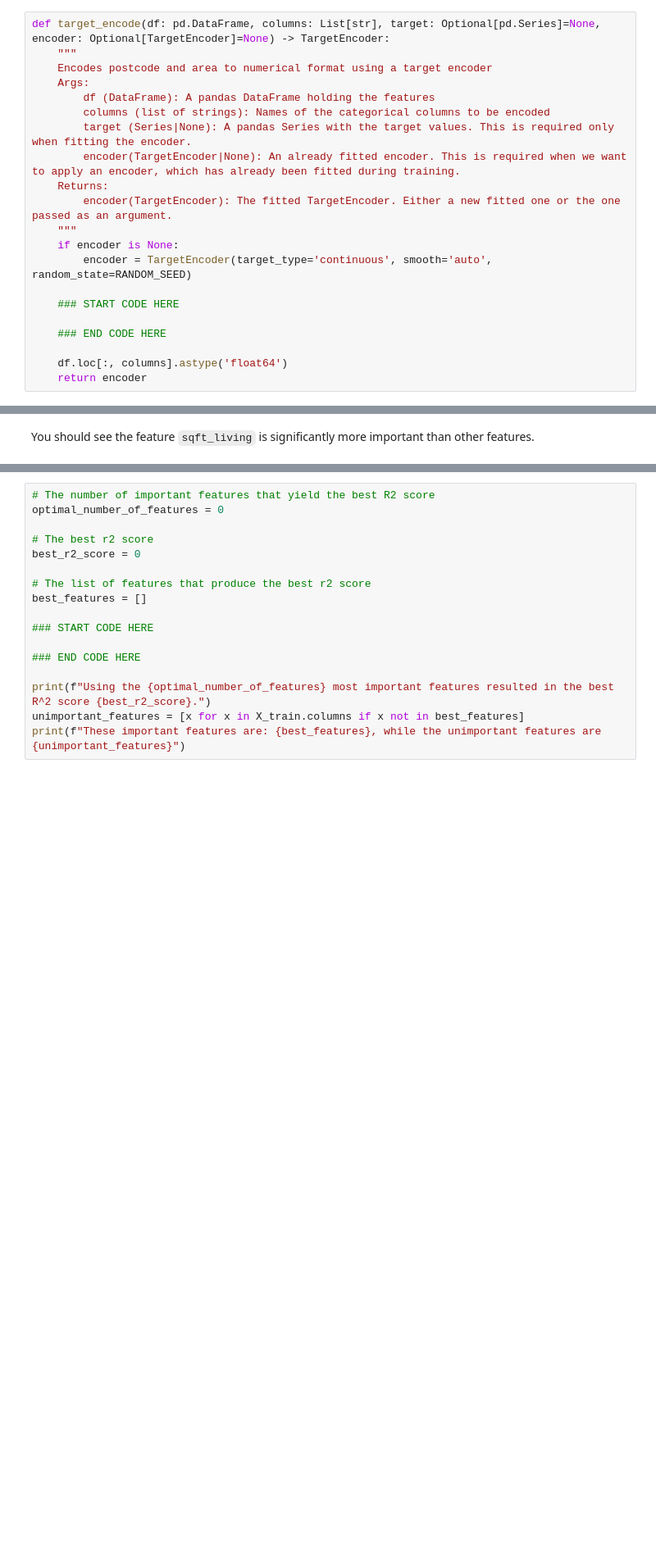
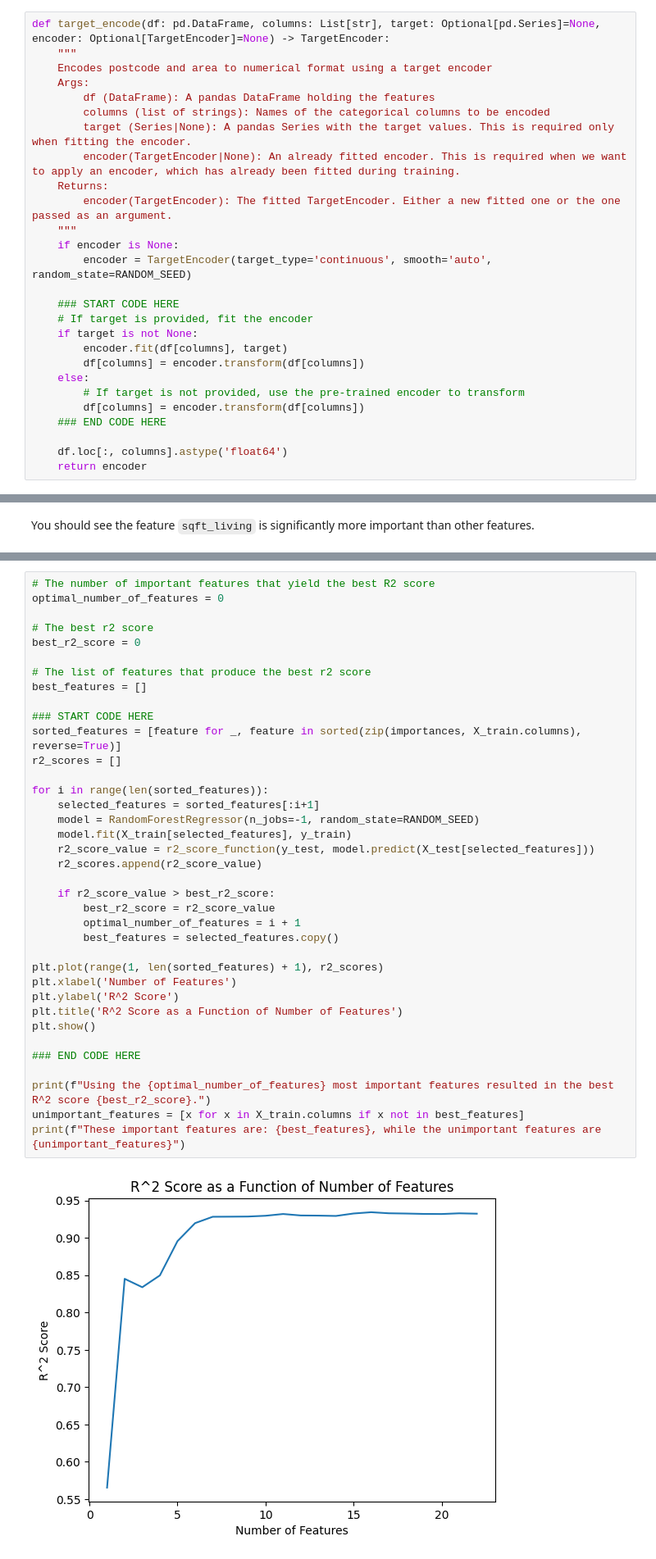
Before and after one commit to ZiHAO-LI-cmd/DATA11008--MLSys, a Jupyter notebook: week2_tutorials_assignments/week2_assignments/week2_assignment.ipynb, the cells around one changed output, grey strips where cells are left out. Shown at 82% size. Saved outputs shown, nothing was run; the diff lists cells and outputs as text; blank space fills up the shorter version.

```diff
--- a/week2_tutorials_assignments/week2_assignments/week2_assignment.ipynb
+++ b/week2_tutorials_assignments/week2_assignments/week2_assignment.ipynb
@@ -991,7 +1162,13 @@ def target_encode(df: pd.DataFrame, columns: List[str], target: Optional[pd.Seri
         encoder = TargetEncoder(target_type='continuous', smooth='auto', random_state=RANDOM_SEED)
 
     ### START CODE HERE
-
+    # If target is provided, fit the encoder
+    if target is not None:
+        encoder.fit(df[columns], target)
+        df[columns] = encoder.transform(df[columns])
+    else:
+        # If target is not provided, use the pre-trained encoder to transform
+        df[columns] = encoder.transform(df[columns])
     ### END CODE HERE
 
     df.loc[:, columns].astype('float64')
@@ -1164,17 +1390,39 @@ Hint: You might find [numpy.argsort](https://numpy.org/doc/1.23/reference/genera
 # %%
 # The number of important features that yield the best R2 score
 optimal_number_of_features = 0
 
 # The best r2 score
 best_r2_score = 0
 
 # The list of features that produce the best r2 score
 best_features = []
 
 ### START CODE HERE
+sorted_features = [feature for _, feature in sorted(zip(importances, X_train.columns), reverse=True)]
+r2_scores = []
+
+for i in range(len(sorted_features)):
+    selected_features = sorted_features[:i+1]
+    model = RandomForestRegressor(n_jobs=-1, random_state=RANDOM_SEED)
+    model.fit(X_train[selected_features], y_train)
+    r2_score_value = r2_score_function(y_test, model.predict(X_test[selected_features]))
+    r2_scores.append(r2_score_value)
+
+    if r2_score_value > best_r2_score:
+        best_r2_score = r2_score_value
+        optimal_number_of_features = i + 1
+        best_features = selected_features.copy()
+
+plt.plot(range(1, len(sorted_features) + 1), r2_scores)
+plt.xlabel('Number of Features')
+plt.ylabel('R^2 Score')
+plt.title('R^2 Score as a Function of Number of Features')
+plt.show()
 
 ### END CODE HERE
 
 print(f"Using the {optimal_number_of_features} most important features resulted in the best R^2 score {best_r2_score}.")
 unimportant_features = [x for x in X_train.columns if x not in best_features]
 print(f"These important features are: {best_features}, while the unimportant features are {unimportant_features}")
+# %% [output]
+[figure, added]
```
Also changed, not shown: parts of 26 cells of this notebook, 33 other files.
